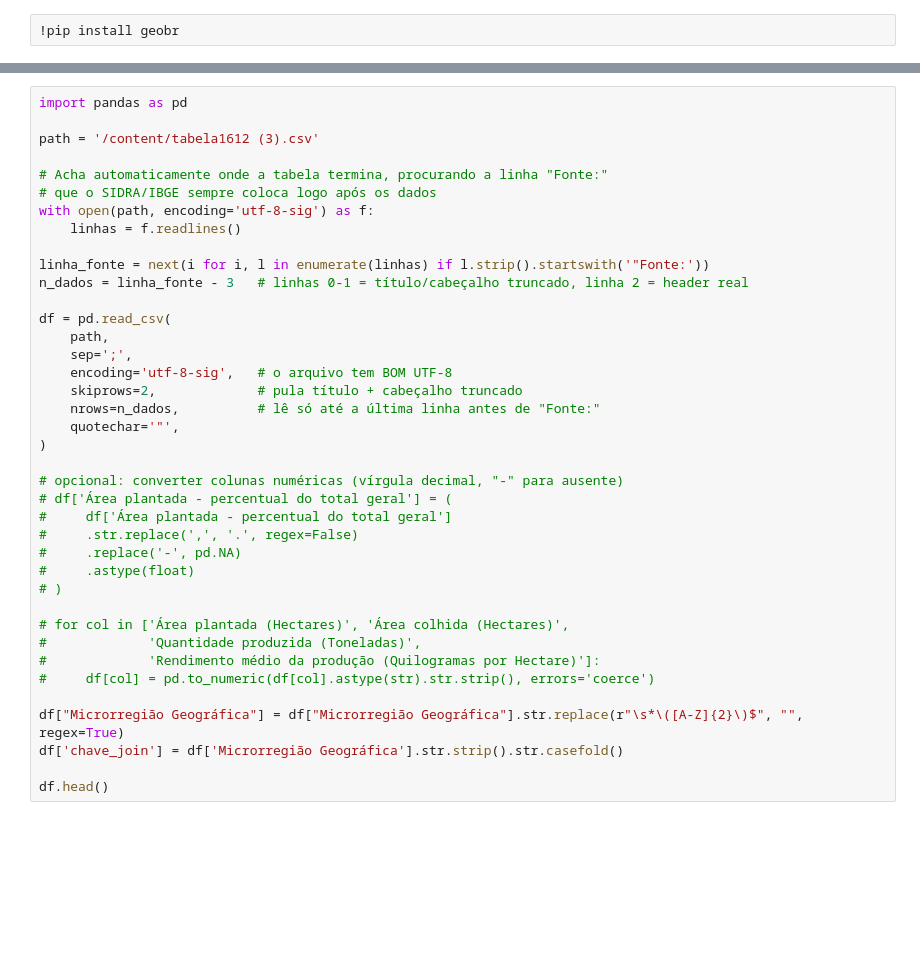
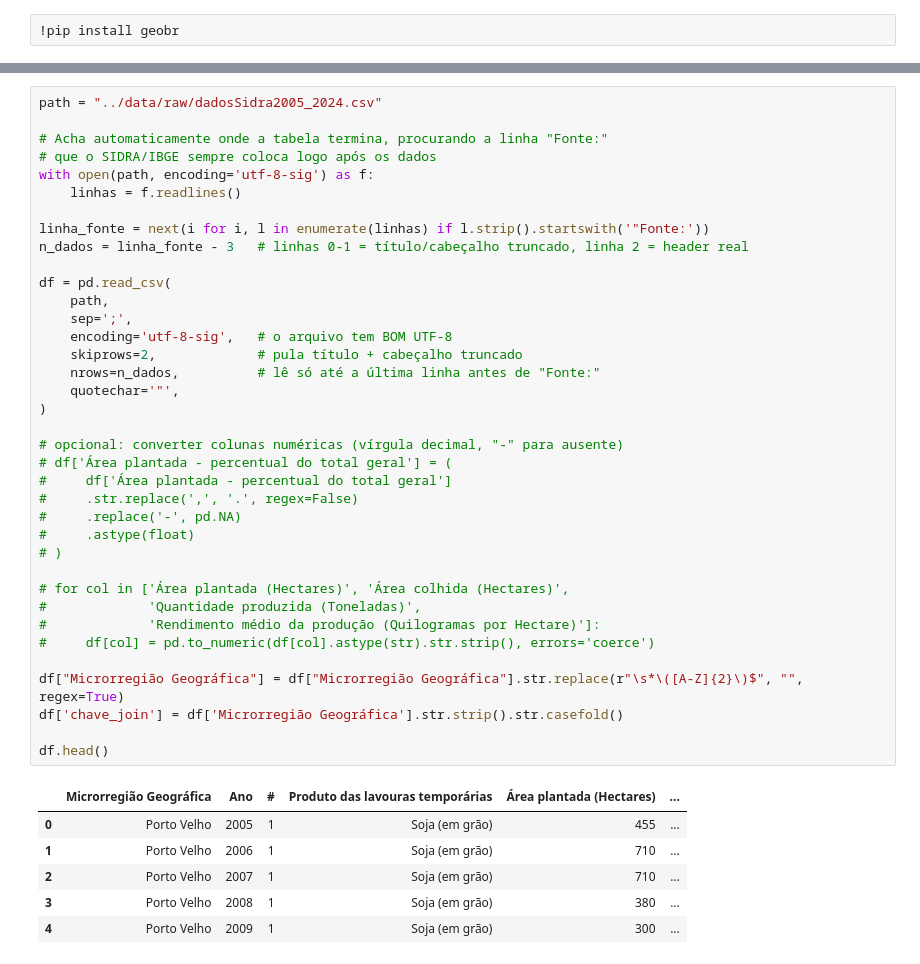
Before and after one commit to vitorok03/projeto-pcd2, a Jupyter notebook: notebooks/agregacao_INMET_SIDRA.ipynb, the cells around one changed output, grey strips where cells are left out. Cells and saved outputs as stored; diff of their text form; blank space fills up the shorter version.

```diff
--- a/notebooks/agregacao_INMET_SIDRA.ipynb
+++ b/notebooks/agregacao_INMET_SIDRA.ipynb
@@ -15,7 +23,5 @@ micro.head()
 # %%
-import pandas as pd
-
-path = '/content/tabela1612 (3).csv'
+path = "../data/raw/dadosSidra2005_2024.csv"
 
 # Acha automaticamente onde a tabela termina, procurando a linha "Fonte:"
 # que o SIDRA/IBGE sempre coloca logo após os dados
@@ -24,30 +30,37 @@ with open(path, encoding='utf-8-sig') as f:
 
 linha_fonte = next(i for i, l in enumerate(linhas) if l.strip().startswith('"Fonte:'))
 n_dados = linha_fonte - 3   # linhas 0-1 = título/cabeçalho truncado, linha 2 = header real
 
 df = pd.read_csv(
     path,
     sep=';',
     encoding='utf-8-sig',   # o arquivo tem BOM UTF-8
     skiprows=2,             # pula título + cabeçalho truncado
     nrows=n_dados,          # lê só até a última linha antes de "Fonte:"
     quotechar='"',
 )
 
 # opcional: converter colunas numéricas (vírgula decimal, "-" para ausente)
 # df['Área plantada - percentual do total geral'] = (
 #     df['Área plantada - percentual do total geral']
 #     .str.replace(',', '.', regex=False)
 #     .replace('-', pd.NA)
 #     .astype(float)
 # )
 
 # for col in ['Área plantada (Hectares)', 'Área colhida (Hectares)',
 #             'Quantidade produzida (Toneladas)',
 #             'Rendimento médio da produção (Quilogramas por Hectare)']:
 #     df[col] = pd.to_numeric(df[col].astype(str).str.strip(), errors='coerce')
 
 df["Microrregião Geográfica"] = df["Microrregião Geográfica"].str.replace(r"\s*\([A-Z]{2}\)$", "", regex=True)
 df['chave_join'] = df['Microrregião Geográfica'].str.strip().str.casefold()
 
 df.head()
+# %% [output]
+|  | Microrregião Geográfica | Ano | # | Produto das lavouras temporárias | Área plantada (Hectares) | ... |
+| 0 | Porto Velho | 2005 | 1 | Soja (em grão) | 455 | ... |
+| 1 | Porto Velho | 2006 | 1 | Soja (em grão) | 710 | ... |
+| 2 | Porto Velho | 2007 | 1 | Soja (em grão) | 710 | ... |
+| 3 | Porto Velho | 2008 | 1 | Soja (em grão) | 380 | ... |
+| 4 | Porto Velho | 2009 | 1 | Soja (em grão) | 300 | ... |
```
Also changed, not shown: parts of 8 cells of this notebook, 12 other files.
